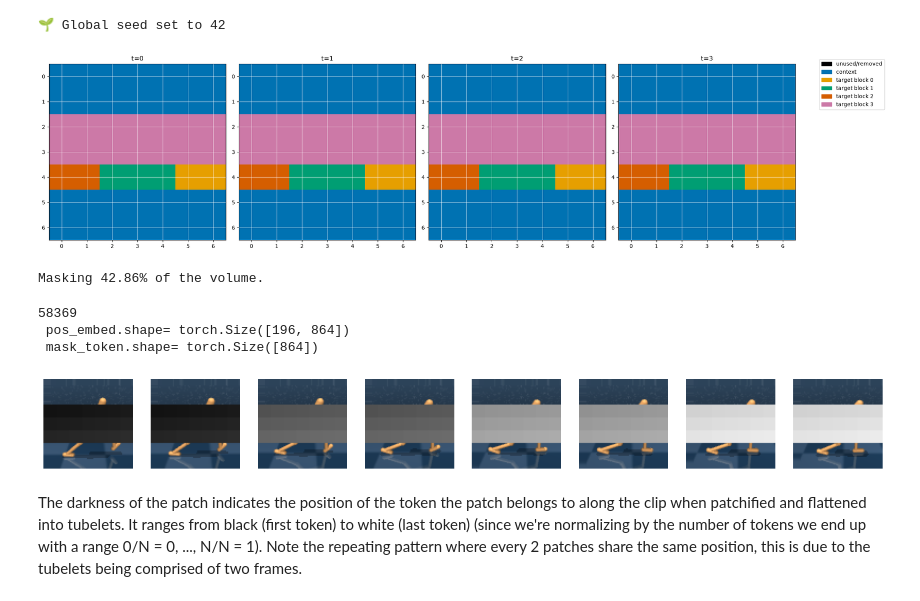
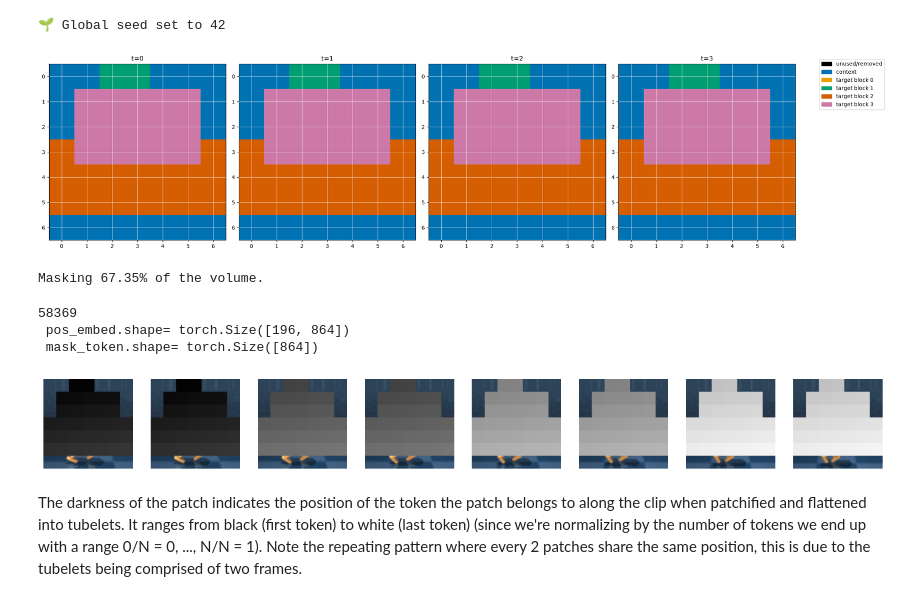
Before and after one commit to rkosova/reprod_vs_semantic, a Jupyter notebook: notebooks/utils.ipynb, the cells around one changed output. Cells and saved outputs as stored; diff of their text form; code cells hidden in the pictures.

```diff
--- a/notebooks/utils.ipynb
+++ b/notebooks/utils.ipynb
@@ -25,6 +25,12 @@ OKABE_ITO = [
     "#0072B2",
     "#E69F00",
     "#009E73",
+    "#D55E00",
+    "#CC79A7",
+    "#F0E442",
+    "#728B99",
+    "#E600D3",
+    "#324D46A6",
     "#D55E00",
     "#CC79A7",
     "#F0E442",
@@ -118,21 +124,21 @@ dataset, testset, _, _ = get_dataset(rng=rng,
 # %%
 Tt = 4
 G = 7
 # context_idx, target_idx_list = generate_v_jepa_mask(G, T, target_scale=(0.1, 0.15), context_scale=(1, 1))
-context_idx, target_idx_list = generate_multi_block_mask(G, Tt, short_range_targets=3, long_range_targets=1,
+context_idx, target_idx_list = generate_multi_block_mask(G, Tt, short_range_targets=2, long_range_targets=2,
                                                             short_scale=[.1, .15], short_ar=(.75, 1.5), long_scale=(.2, .35), long_ar=(.3, .9),
                                                          context_scale=(1., 1.), context_ar=(1., 1.))
 
 vis_tube_masks(Tt, G, context_idx, target_idx_list)
 plt.tight_layout()
 plt.show()
 
 N = Tt * (G ** 2)
 mask_p = (N - len(context_idx)) / N
 print(f"Masking {mask_p * 100:.2f}% of the volume.")
 # %% [output]
-[figure, old version]
+[figure, new version]
-Masking 42.86% of the volume.
+Masking 67.35% of the volume.
 # %%
 import random
 idx = random.randint(0, len(dataset) - 1)
@@ -155,6 +161,6 @@ draw_clip(pic)
 58369
  pos_embed.shape= torch.Size([196, 864])
  mask_token.shape= torch.Size([864])
-[figure, old version]
+[figure, new version]
 # %% [markdown]
 The darkness of the patch indicates the position of the token the patch belongs to along the clip when patchified and flattened into tubelets. It ranges from black (first token) to white (last token) (since we're normalizing by the number of tokens we end up with a range 0/N = 0, ..., N/N = 1). Note the repeating pattern where every 2 patches share the same position, this is due to the tubelets being comprised of two frames.
```
Also changed, not shown: 18 other files.
